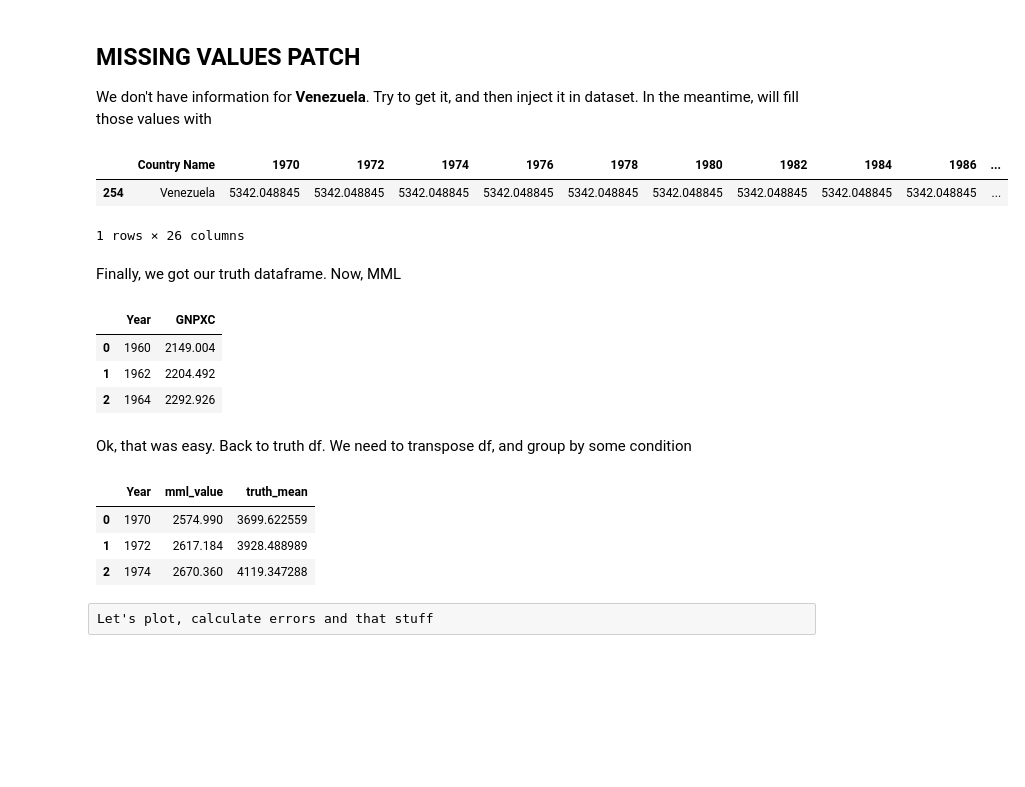
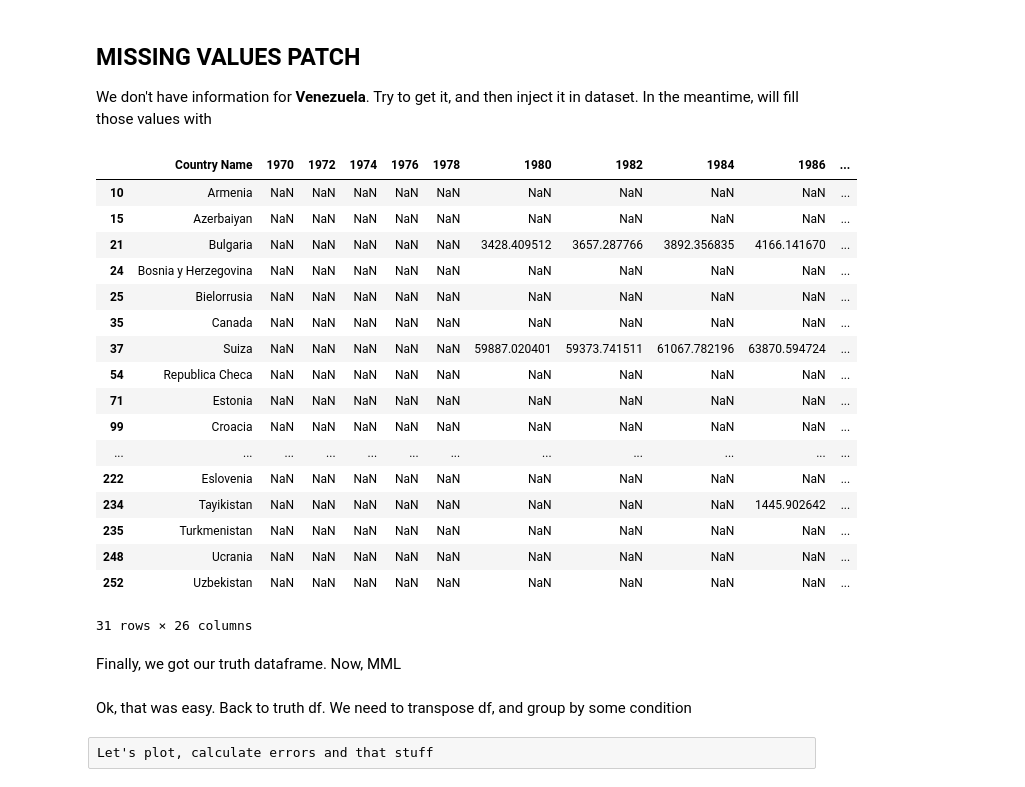
Before and after one commit to julifgo/mml_3.0, a Jupyter notebook: notebooks/data_comparison_GNPxC.ipynb, the cells around one changed output. Saved outputs shown, nothing was run; the diff lists cells and outputs as text; code cells hidden in the pictures; blank space fills up the shorter version.

Commit message:
MML-23: Crear checkpoint para POP y EXLIFE, LAM & DEVELOPED

```diff
--- a/notebooks/data_comparison_GNPxC.ipynb
+++ b/notebooks/data_comparison_GNPxC.ipynb
@@ -6,7 +6,7 @@ import numpy as np
 import ipynb.fs.full.common as common
 # %%
 MML_VARIABLE_ANALYZED = 'GNPXC'
-REGION = 'LAM'
+REGION = 'DEVELOPED'
 COUNTRY_COL_NAME = 'Country Name'
 # %%
 df = pd.read_excel(f"data/{REGION}/GNP_per_CAPITA_USD_2010.xlsx", sheet_name='Data')
@@ -116,18 +98,33 @@ Try to get it, and then inject it in dataset.
 In the meantime, will fill those values with
 # %%
 df_truth[df_truth.isna().any(axis=1)]
-whole_mean = df_truth.mean().mean()
-df_truth.loc[df_truth[COUNTRY_COL_NAME]=='Venezuela', ['1970', '1972', '1974', '1976', '1978', '1980', '1982', '1984',
-       '1986', '1988', '1990', '1992', '1994', '1996', '1998', '2000',
-       '2002', '2004', '2006', '2008', '2010', '2012', '2014', '2016',
-       '2018']] = whole_mean
+# whole_mean = df_truth.mean().mean()
+# df_truth.loc[df_truth[COUNTRY_COL_NAME]=='Venezuela', ['1970', '1972', '1974', '1976', '1978', '1980', '1982', '1984',
+#        '1986', '1988', '1990', '1992', '1994', '1996', '1998', '2000',
+#        '2002', '2004', '2006', '2008', '2010', '2012', '2014', '2016',
+#        '2018']] = whole_mean
 
 
-df_truth[df_truth[COUNTRY_COL_NAME]=='Venezuela']
+# df_truth[df_truth[COUNTRY_COL_NAME]=='Venezuela']
 # %% [output]
 |  | Country Name | 1970 | 1972 | 1974 | 1976 | 1978 | 1980 | 1982 | 1984 | 1986 | ... |
-| 254 | Venezuela | 5342.048845 | 5342.048845 | 5342.048845 | 5342.048845 | 5342.048845 | 5342.048845 | 5342.048845 | 5342.048845 | 5342.048845 | ... |
+| 10 | Armenia | NaN | NaN | NaN | NaN | NaN | NaN | NaN | NaN | NaN | ... |
+| 15 | Azerbaiyan | NaN | NaN | NaN | NaN | NaN | NaN | NaN | NaN | NaN | ... |
+| 21 | Bulgaria | NaN | NaN | NaN | NaN | NaN | 3428.409512 | 3657.287766 | 3892.356835 | 4166.141670 | ... |
+| 24 | Bosnia y Herzegovina | NaN | NaN | NaN | NaN | NaN | NaN | NaN | NaN | NaN | ... |
+| 25 | Bielorrusia | NaN | NaN | NaN | NaN | NaN | NaN | NaN | NaN | NaN | ... |
+| 35 | Canada | NaN | NaN | NaN | NaN | NaN | NaN | NaN | NaN | NaN | ... |
+| 37 | Suiza | NaN | NaN | NaN | NaN | NaN | 59887.020401 | 59373.741511 | 61067.782196 | 63870.594724 | ... |
+| 54 | Republica Checa | NaN | NaN | NaN | NaN | NaN | NaN | NaN | NaN | NaN | ... |
+| 71 | Estonia | NaN | NaN | NaN | NaN | NaN | NaN | NaN | NaN | NaN | ... |
+| 99 | Croacia | NaN | NaN | NaN | NaN | NaN | NaN | NaN | NaN | NaN | ... |
+| ... | ... | ... | ... | ... | ... | ... | ... | ... | ... | ... | ... |
+| 222 | Eslovenia | NaN | NaN | NaN | NaN | NaN | NaN | NaN | NaN | NaN | ... |
+| 234 | Tayikistan | NaN | NaN | NaN | NaN | NaN | NaN | NaN | NaN | 1445.902642 | ... |
+| 235 | Turkmenistan | NaN | NaN | NaN | NaN | NaN | NaN | NaN | NaN | NaN | ... |
+| 248 | Ucrania | NaN | NaN | NaN | NaN | NaN | NaN | NaN | NaN | NaN | ... |
+| 252 | Uzbekistan | NaN | NaN | NaN | NaN | NaN | NaN | NaN | NaN | NaN | ... |
-1 rows × 26 columns
+31 rows × 26 columns
 # %% [markdown]
 Finally, we got our truth dataframe. Now, MML
 # %%
@@ -136,11 +133,6 @@ df_mml = df_mml[['Year',MML_VARIABLE_ANALYZED]]
 df_mml = df_mml[df_mml.Year <= 2018]
 df_mml[MML_VARIABLE_ANALYZED] = df_mml[MML_VARIABLE_ANALYZED] * 5.78 #TODO. ACA ES DONDE NECESITAMOS LA VALIDACION DE IGAL.
 df_mml[0:3]
-# %% [output]
-|  | Year | GNPXC |
-| 0 | 1960 | 2149.004 |
-| 1 | 1962 | 2204.492 |
-| 2 | 1964 | 2292.926 |
 # %% [markdown]
 Ok, that was easy. Back to truth df.
 We need to transpose df, and group by some condition
@@ -153,11 +145,6 @@ df_truth_aggs = df_truth[['Year','mean']]
 # %%
 df_comparison = pd.merge(df_mml,df_truth_aggs,on='Year').rename(columns={MML_VARIABLE_ANALYZED: "mml_value", "mean":"truth_mean"})
 df_comparison[0:3]
-# %% [output]
-|  | Year | mml_value | truth_mean |
-| 0 | 1970 | 2574.990 | 3699.622559 |
-| 1 | 1972 | 2617.184 | 3928.488989 |
-| 2 | 1974 | 2670.360 | 4119.347288 |
 # %% [raw]
 Let's plot, calculate errors and that stuff
 # %%
```
Also changed, not shown: parts of 4 cells of this notebook, 16 other files.
